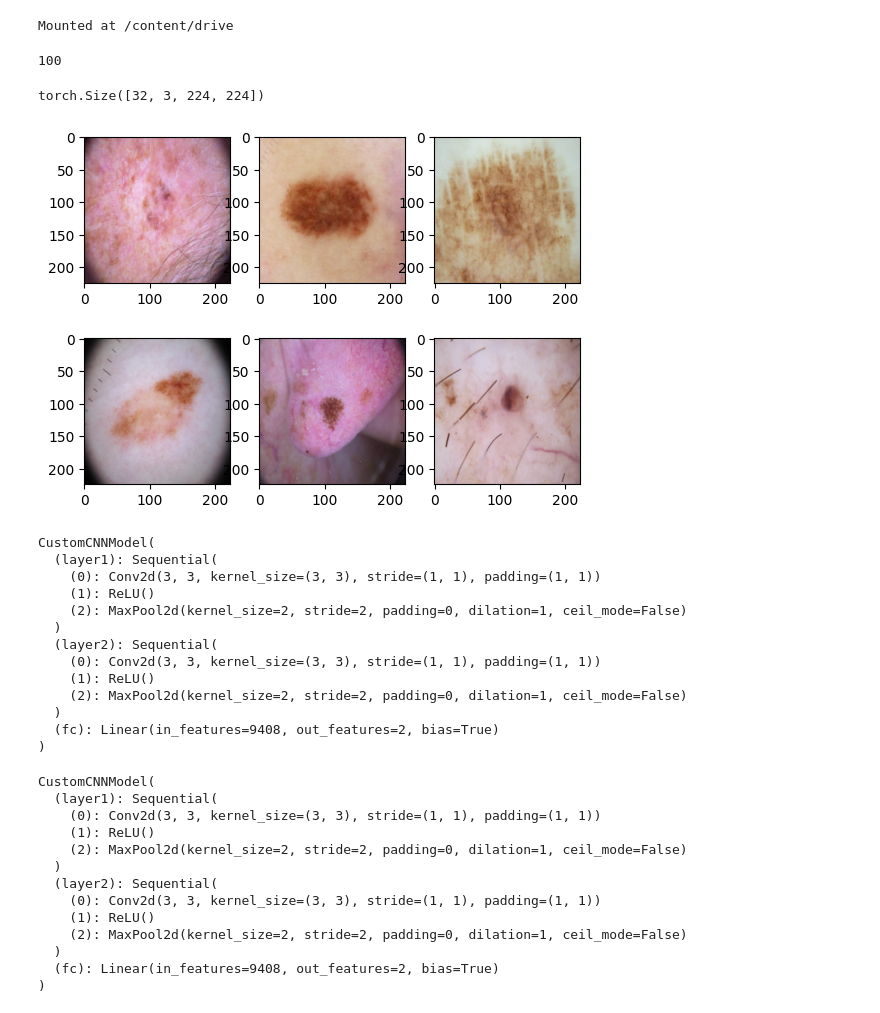
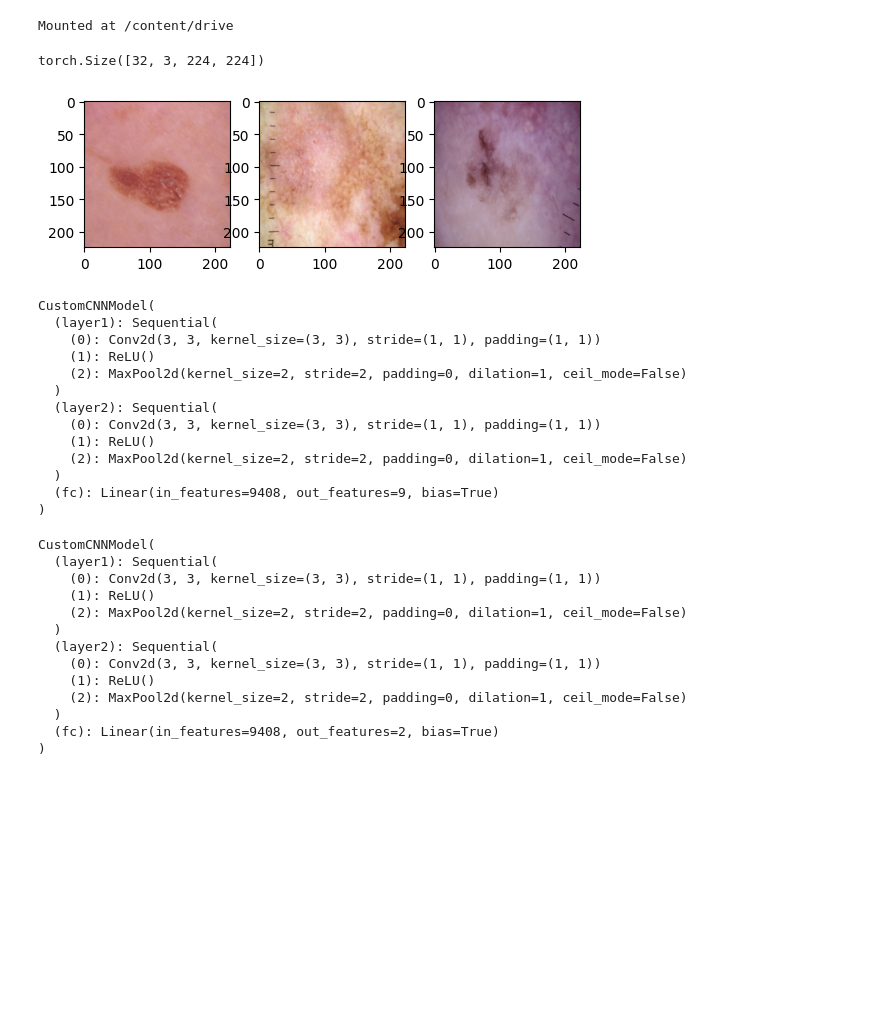
Before and after one commit to ArniBananii/Cancer_Data_Collection, a Jupyter notebook: Cancer_Binary.ipynb, the cells around one changed output. Cells and saved outputs as stored; diff of their text form; code cells hidden in the pictures; blank space fills up the shorter version.

Commit message:
first version CNN test

```diff
--- a/Cancer_Binary.ipynb
+++ b/Cancer_Binary.ipynb
@@ -42,4 +34,0 @@ dataset_subset = torch.utils.data.Subset(dataset, np.random.choice(len(dataset),
-# %%
-len(dataset_subset)
-# %% [output]
-100
@@ -51,16 +35,22 @@ test_loader = torch.utils.data.DataLoader(test_dataset, batch_size=32, shuffle=F
+# %%
+trainset = torchvision.datasets.ImageFolder(root='Data/Train', transform=transform)
+train_loader = DataLoader(trainset, batch_size=32, shuffle=True)
+
+test_set = torchvision.datasets.ImageFolder(root='Data/Test', transform=transform)
+test_loader = DataLoader(test_set, batch_size=32, shuffle=False)
 # %%
 # look at one batch of images
 examples = iter(train_loader) # create iterable object
 samples, labels = next(examples)  # unpack the batch
 print(samples.shape)  # shape of the batch
 # make a plot
-for i in range(6):
+for i in range(3):
     plt.subplot(2,3,i+1)
     plt.imshow((samples[i].permute(1, 2, 0).numpy() * 255).astype(np.uint8))
 plt.show()
 # %% [output]
 torch.Size([32, 3, 224, 224])
-[figure, old version]
+[figure, new version]
 # %%
 """
 Nun definieren wir unser eigenständiges CNN-Modell mit 3 Layern:
@@ -90,7 +80,8 @@ class CustomCNNModel(nn.Module):
 # Device configuration, Prüfe ob GPU verfügbar ist, falls ja, lasse das Modell auf eie GPU laufen, ansonsten CPU
 device = torch.device('cuda' if torch.cuda.is_available() else 'cpu')
 
-model = CustomCNNModel(num_classes=2)
+# 9 classes, wegen 9 verschiedenen Arten von Hautkrebs
+model = CustomCNNModel(num_classes=9)
 model.to(device)
 # %% [output]
 CustomCNNModel(
@@ -104,7 +95,7 @@ CustomCNNModel(
     (1): ReLU()
     (2): MaxPool2d(kernel_size=2, stride=2, padding=0, dilation=1, ceil_mode=False)
   )
-  (fc): Linear(in_features=9408, out_features=2, bias=True)
+  (fc): Linear(in_features=9408, out_features=9, bias=True)
 )
 # %%
 model
```
Also changed, not shown: parts of 4 cells of this notebook.
